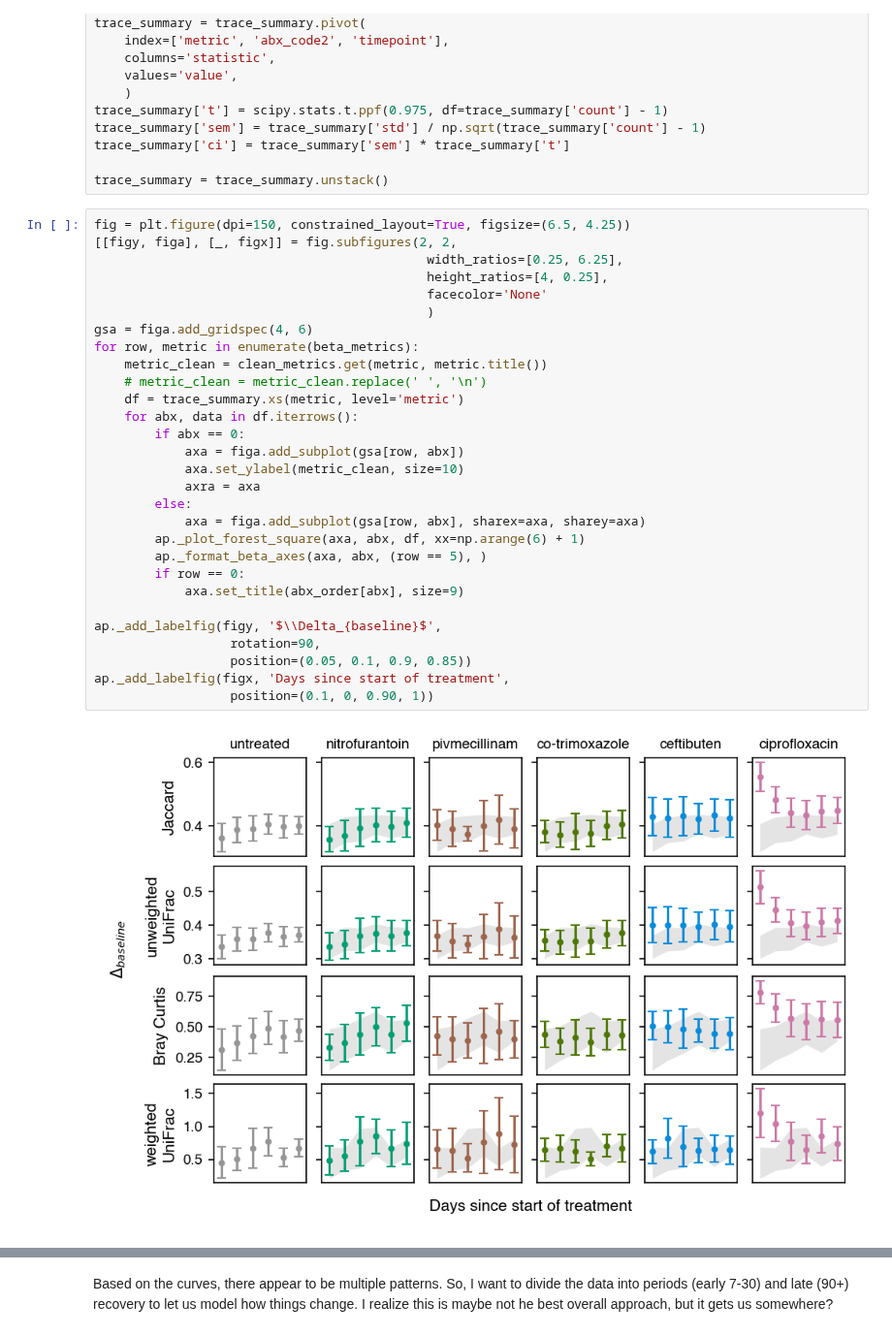
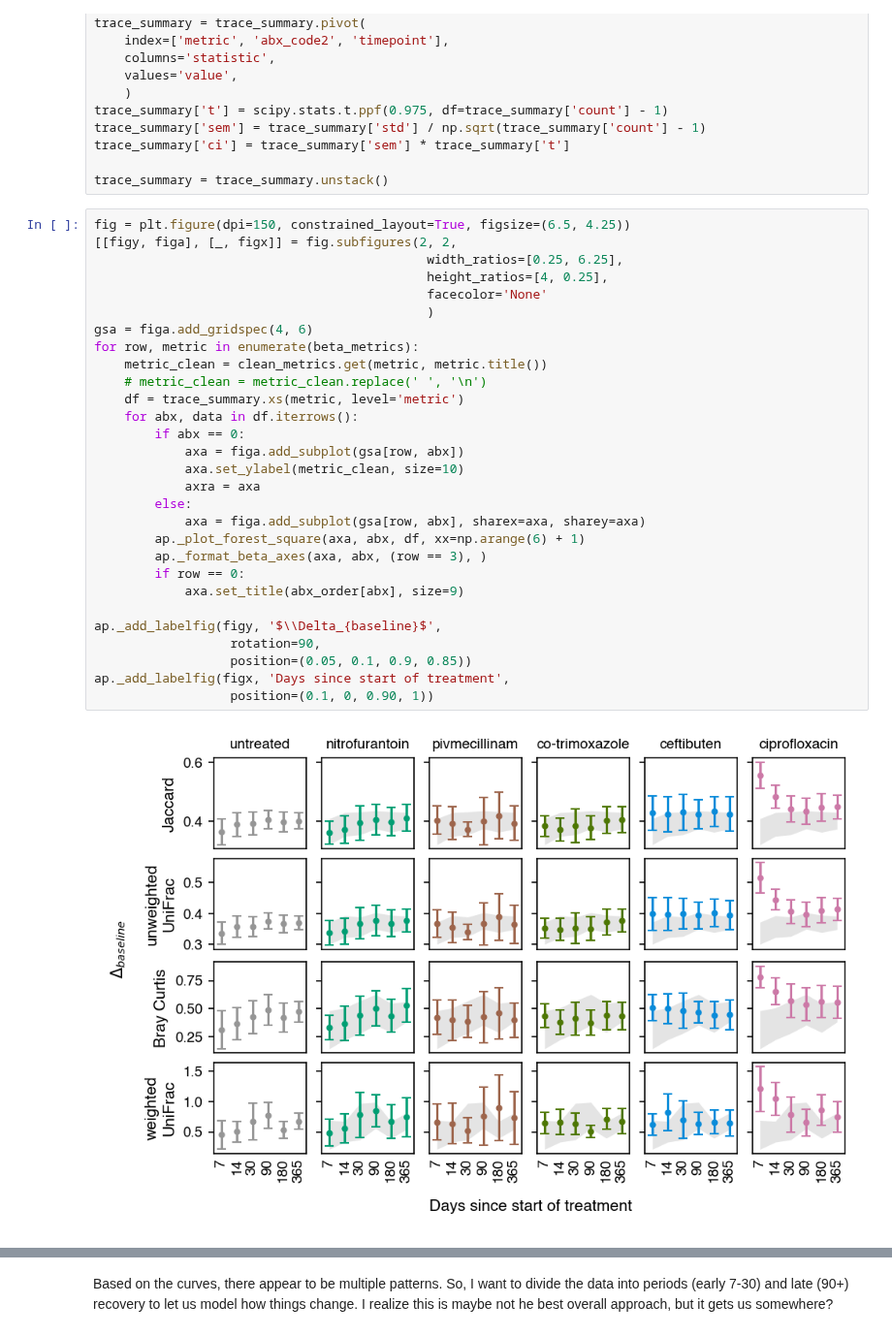
Before and after one commit to jwdebelius/antibiotic_rct_montelin, a Jupyter notebook: ipynb/I.BetaFits.ipynb, the cells around one changed output, grey strips where cells are left out. Shown at 97% size. Saved outputs shown, nothing was run; the diff lists cells and outputs as text.

```diff
--- a/ipynb/I.BetaFits.ipynb
+++ b/ipynb/I.BetaFits.ipynb
@@ -182,32 +182,32 @@ trace_summary = trace_summary.unstack()
 # %%
 fig = plt.figure(dpi=150, constrained_layout=True, figsize=(6.5, 4.25))
 [[figy, figa], [_, figx]] = fig.subfigures(2, 2,
                                             width_ratios=[0.25, 6.25],
                                             height_ratios=[4, 0.25],
                                             facecolor='None'
                                             )
 gsa = figa.add_gridspec(4, 6)
 for row, metric in enumerate(beta_metrics):
     metric_clean = clean_metrics.get(metric, metric.title())
     # metric_clean = metric_clean.replace(' ', '\n')
     df = trace_summary.xs(metric, level='metric')
     for abx, data in df.iterrows():
         if abx == 0:
             axa = figa.add_subplot(gsa[row, abx])
             axa.set_ylabel(metric_clean, size=10)
             axra = axa
         else:
             axa = figa.add_subplot(gsa[row, abx], sharex=axa, sharey=axa)
         ap._plot_forest_square(axa, abx, df, xx=np.arange(6) + 1)
-        ap._format_beta_axes(axa, abx, (row == 5), )
+        ap._format_beta_axes(axa, abx, (row == 3), )
         if row == 0:
             axa.set_title(abx_order[abx], size=9)
 
 ap._add_labelfig(figy, '$\\Delta_{baseline}$',
                   rotation=90,
                   position=(0.05, 0.1, 0.9, 0.85))
 ap._add_labelfig(figx, 'Days since start of treatment',
                   position=(0.1, 0, 0.90, 1))
 # %% [output]
-[figure, old version]
+[figure, new version]
 # %%
```
Also changed, not shown: parts of 14 cells of this notebook, 10 other files.
